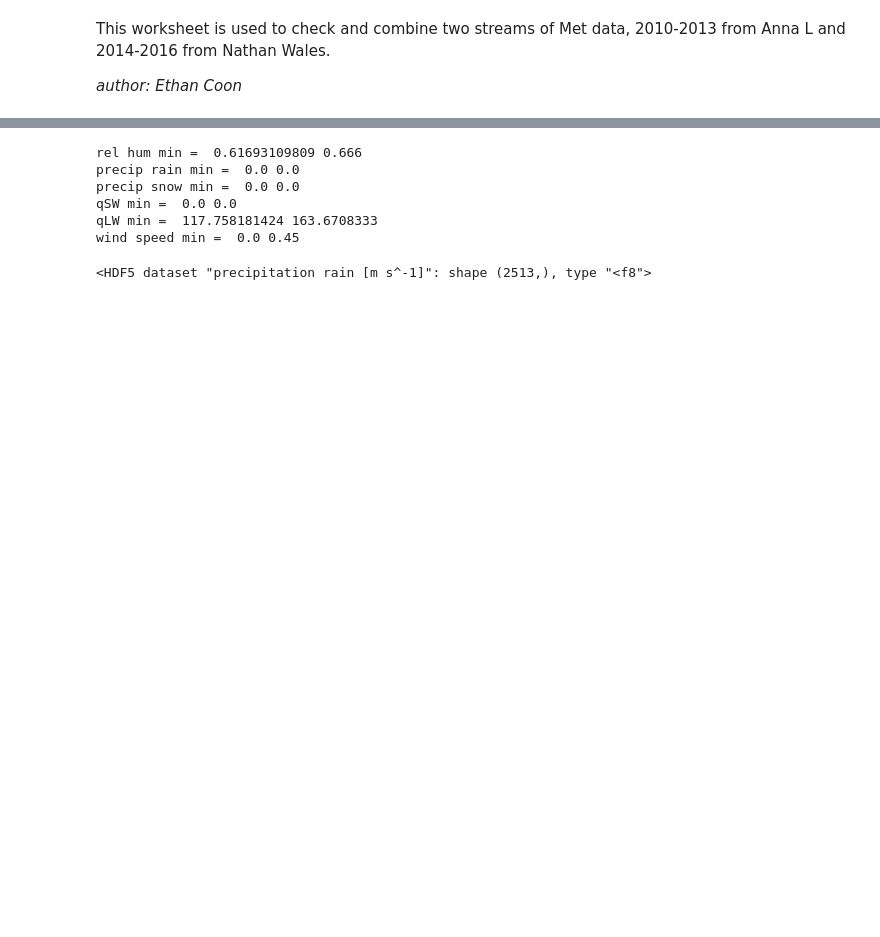
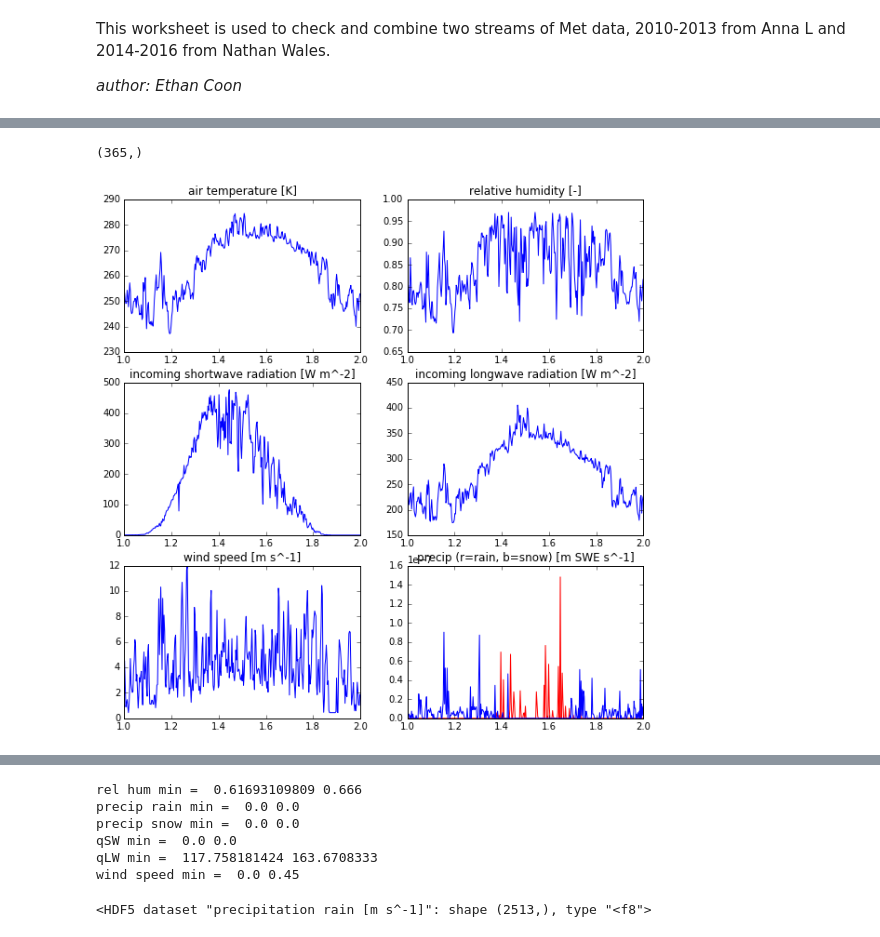
Before and after one commit to amanzi/ats-testsuite-arctic, a Jupyter notebook: testing/Data/Barrow_Alaska/Barrow-combine-2010-2016.ipynb, the cells around one changed output, grey strips where cells are left out. Saved outputs shown, nothing was run; the diff lists cells and outputs as text; code cells hidden in the pictures; blank space fills up the shorter version.

```diff
--- a/testing/Data/Barrow_Alaska/Barrow-combine-2010-2016.ipynb
+++ b/testing/Data/Barrow_Alaska/Barrow-combine-2010-2016.ipynb
@@ -29,0 +32,6 @@ plt.show()
+# %%
+n1=365
+n2=2*365
+np.shape(d2['time [s]'][n1:n2])
+# %% [output]
+(365,)
@@ -29,0 +52,5 @@ plt.show()
+# %%
+plot_met.plot_met("Barrow-2015.h5")
+plt.show()
+# %% [output]
+[figure, added]
```
Also changed, not shown: parts of 19 cells of this notebook, 4 other files.
